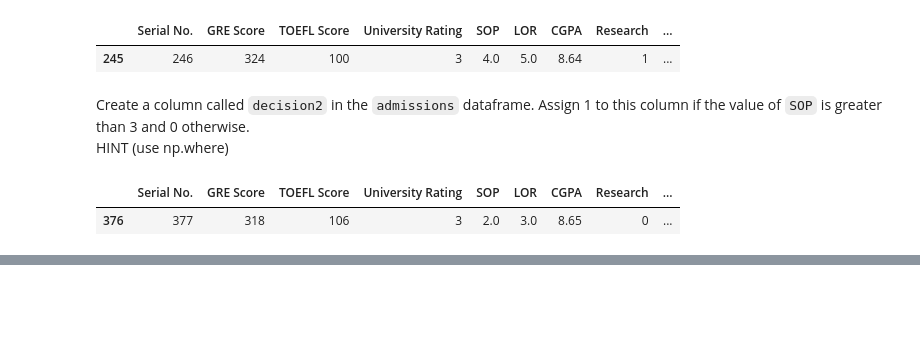
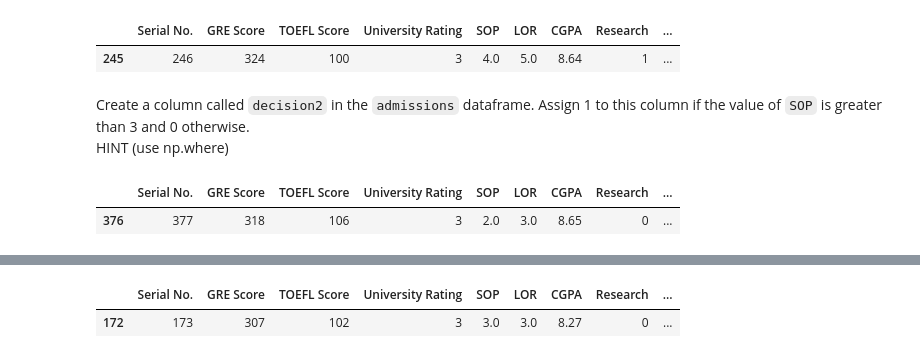
Before and after one commit to Ironhack-data-bcn-oct-2022/lab-pandas, a Jupyter notebook: your-code/pandas_1.ipynb, the cells around one changed output, grey strips where cells are left out. Cells and saved outputs as stored; diff of their text form; code cells hidden in the pictures; blank space fills up the shorter version.

```diff
--- a/your-code/pandas_1.ipynb
+++ b/your-code/pandas_1.ipynb
@@ -374,0 +396,6 @@ admissions_2.sample()
+# %%
+admissions_2["decision3"] = admissions_2.apply(lambda x: True if x["TOEFL Score"] > 100 else False, axis= 1)
+admissions_2.sample()
+# %% [output]
+|  | Serial No. | GRE Score | TOEFL Score | University Rating | SOP | LOR | CGPA | Research | ... |
+| 172 | 173 | 307 | 102 | 3 | 3.0 | 3.0 | 8.27 | 0 | ... |
```
Also changed, not shown: parts of 3 cells of this notebook.
